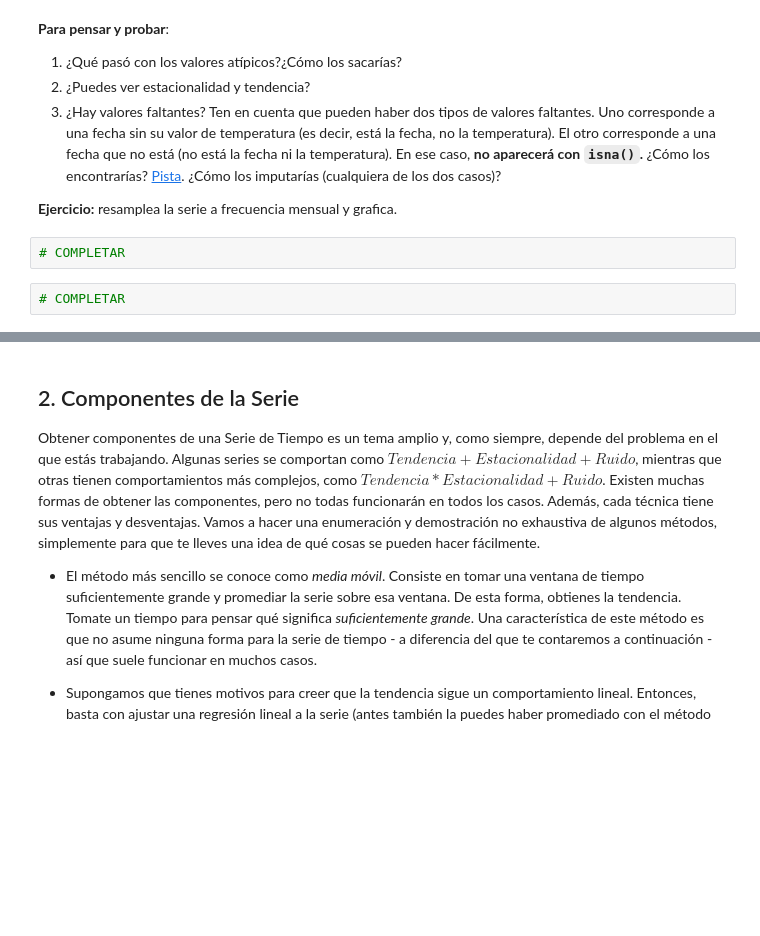
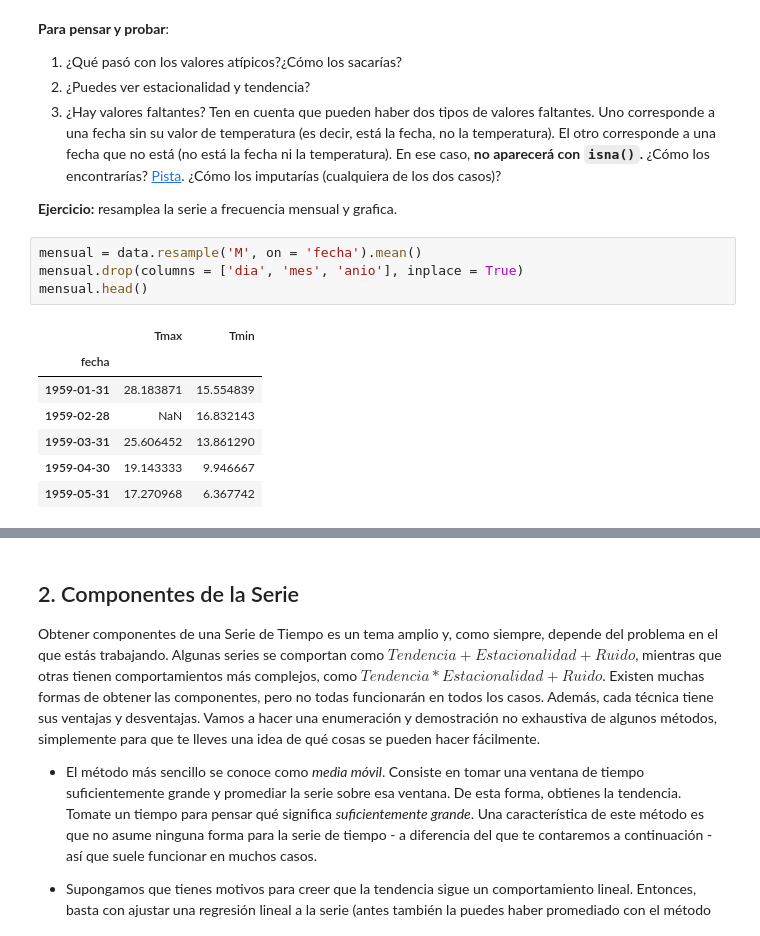
Before and after one commit to alseveso/AcamicaDS, a Jupyter notebook: Aplicaciones/Bitácoras 41 y 42/DS_Bitácora_41_Series_de_Tiempo.ipynb, the cells around one changed output, grey strips where cells are left out. Saved outputs shown, nothing was run; the diff lists cells and outputs as text; blank space fills up the shorter version.

```diff
--- a/Aplicaciones/Bitácoras 41 y 42/DS_Bitácora_41_Series_de_Tiempo.ipynb
+++ b/Aplicaciones/Bitácoras 41 y 42/DS_Bitácora_41_Series_de_Tiempo.ipynb
@@ -175,7 +175,15 @@ plt.show()
 
 
 **Ejercicio:** resamplea la serie a frecuencia mensual y grafica.
-# %%
-# COMPLETAR
-# %%
-# COMPLETAR
+# %%
+mensual = data.resample('M', on = 'fecha').mean()
+mensual.drop(columns = ['dia', 'mes', 'anio'], inplace = True)
+mensual.head()
+# %% [output]
+|  | Tmax | Tmin |
+| fecha |  |  |
+| 1959-01-31 | 28.183871 | 15.554839 |
+| 1959-02-28 | NaN | 16.832143 |
+| 1959-03-31 | 25.606452 | 13.861290 |
+| 1959-04-30 | 19.143333 | 9.946667 |
+| 1959-05-31 | 17.270968 | 6.367742 |
```
Also changed, not shown: parts of 2 cells of this notebook, 1 other file.
